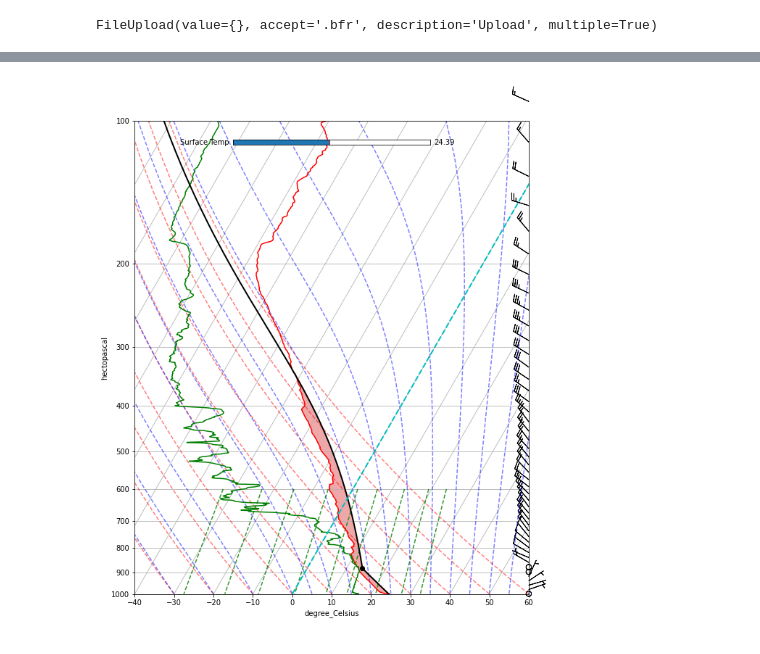
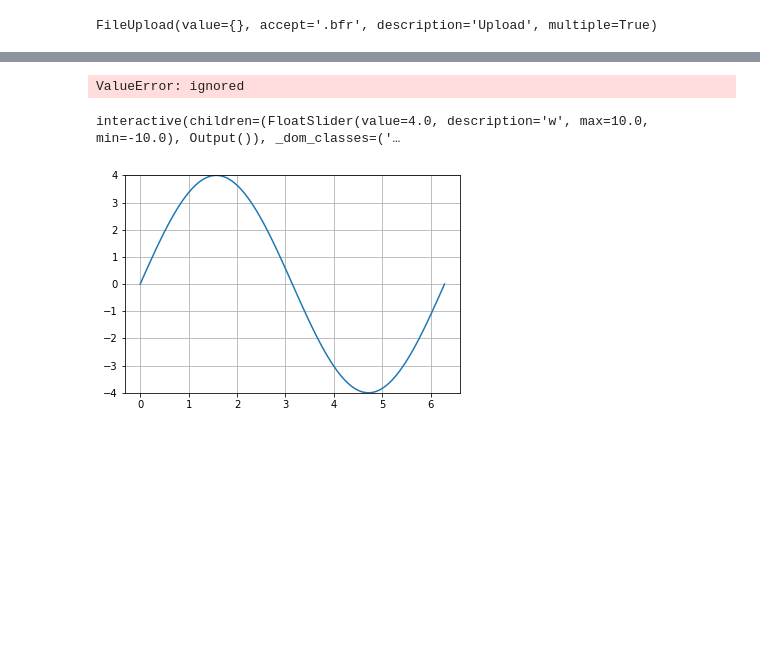
Before and after one commit to Geoffysicist/skewt, a Jupyter notebook: f160.ipynb, the cells around one changed output, grey strips where cells are left out. Saved outputs shown, nothing was run; the diff lists cells and outputs as text; code cells hidden in the pictures; blank space fills up the shorter version.

```diff
--- a/f160.ipynb
+++ b/f160.ipynb
@@ -136,26 +155,30 @@ u, v = mpcalc.wind_components(readings['wind_speed'], readings['wind_dir'])
 # %%
 
 import matplotlib.animation as animation
-from matplotlib.widgets import Slider, Button
+# from matplotlib.widgets import Slider, Button
+# from ipywidgets import FloatSlider, AppLayout
+from IPython import display
 
-T_initial = np.float64(readings['temp'][0].to('degC'))
+parcel_prof = mpcalc.parcel_profile(readings['pressure'], T_0, Td_0).to('degC')
+# T_initial = np.float64(readings['temp'][0].to('degC'))
 
-def update_parcel_profile(T: float):
-  T = T *units.degC
-  parcel_prof = mpcalc.parcel_profile(readings['pressure'], T, Td_0).to('degC')
-  parcel_plot.set_ydata(parcel_prof)
-  fig.canvas.draw_idle()
+# def update_parcel_profile(T: float):
+#   T = T *units.degC
+#   parcel_prof = mpcalc.parcel_profile(readings['pressure'], T, Td_0).to('degC')
+#   parcel_plot.set_xdata(parcel_prof)
+#   # plt.draw()
+#   print(type(parcel_plot))
+#   # skew.draw()
+#   # skew.canvas.flush_events()
+#   # fig.canvas.draw_idle()
+#   # display.clear_output(wait=True)
+#   # display.display(plt.gcf())
 
 # Create a new figure. The dimensions here give a good aspect ratio
 fig = plt.figure(figsize=(12, 12))
-# fig, ax1 = plt.subplots(figsize=(12, 12))
+# fig, ax = plt.subplots(figsize=(12, 12))
 skew = SkewT(fig, rotation=30, aspect=120)
 
-# Try a slider
-# ax_slider = inset_axes(skew.ax, '33%', '3%', loc=2)
-ax_slider = skew.ax.inset_axes([0.25, 0.95, 0.5, 0.01])
-T_slider = Slider(ax=ax_slider, label='Surface Temp', valmin=0, valmax=50, valinit=T_initial)
-T_slider.on_changed(update_parcel_profile)
 
 # Plot the data using normal plotting functions, in this case using
 # log scaling in Y, as dictated by the typical meteorological plot
@@ -184,6 +207,13 @@ skew.plot_dry_adiabats()
 skew.plot_moist_adiabats()
 skew.plot_mixing_lines()
 
-plt.show()
+display.display(plt.show())
+
+# def update(Surface_temp = 25.0):
+#   update_parcel_profile(Surface_temp)
+#   print(Surface_temp)
+
+
+# interact(update, w=(-10, 50, 0.1));
 # %% [output]
-[figure, removed]
+ValueError: ignored
@@ -189,0 +226,32 @@ plt.show()
+# %%
+# set up plot
+fig, ax = plt.subplots(figsize=(6, 4))
+ax.set_ylim([-4, 4])
+ax.grid(True)
+
+# generate x values
+x = np.linspace(0, 2 * np.pi, 100)
+
+from ipywidgets import interact
+
+def my_sine(x, w):
+    """
+    Return a sine for x with angular frequeny w and amplitude amp.
+    """
+    return w*np.sin(x)
+
+
+# @widgets.interact(w=(0, 10, 1), amp=(0, 4, .1), phi=(0, 2*np.pi+0.01, 0.01))
+amp=(0, 4, .1)
+phi=(0, 2*np.pi+0.01, 0.01)
+
+def update(w = 4.0):
+  """Remove old lines from plot and plot new one"""
+  [l.remove() for l in ax.lines]
+  ax.plot(x, my_sine(x, w), color='C0')
+  plt.show()
+
+interact(update, w=(-10, 10, 0.1));
+# %% [output]
+interactive(children=(FloatSlider(value=4.0, description='w', max=10.0, min=-10.0), Output()), _dom_classes=('…
+[figure, added]
```
Also changed, not shown: parts of 2 cells of this notebook.
